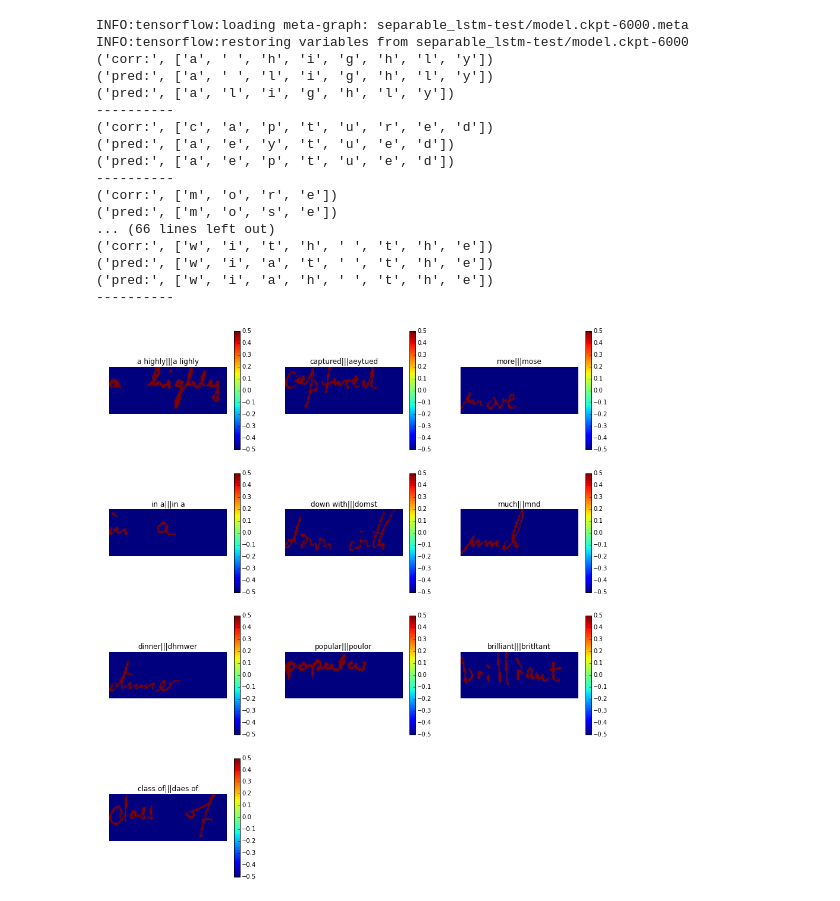
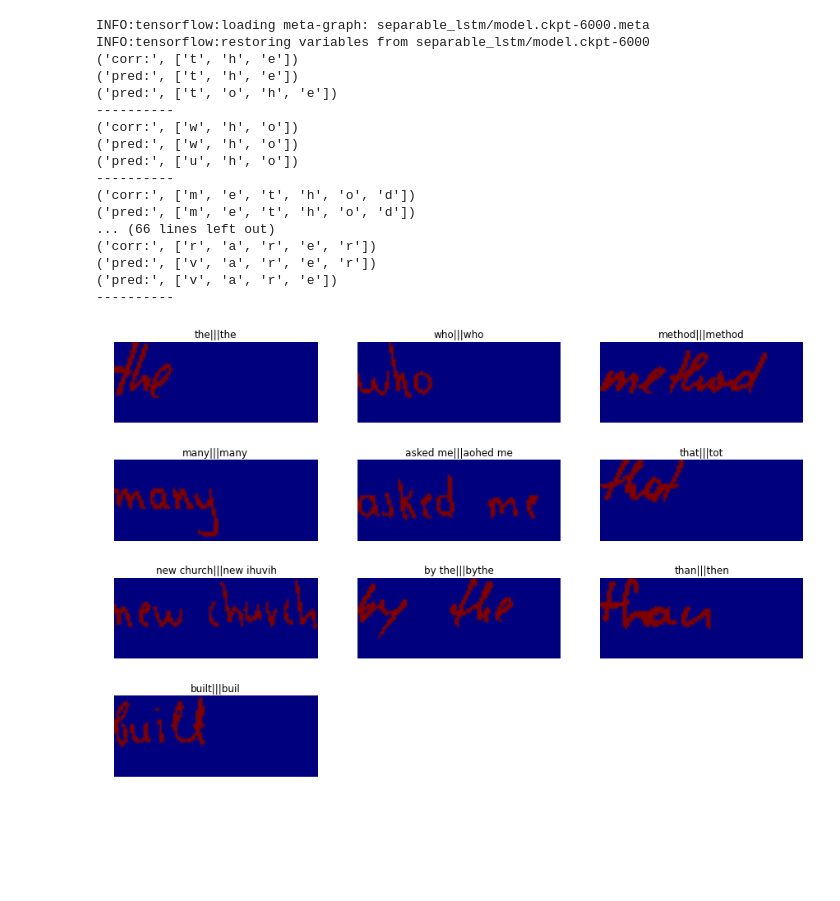
Before and after one commit to johnsmithm/handwritten-tf-1.0, a Jupyter notebook: inference example.ipynb, the cells around one changed output. Cells and saved outputs as stored; diff of their text form; code cells hidden in the pictures; blank space fills up the shorter version.

Commit message:
added better inference examples

```diff
--- a/inference example.ipynb
+++ b/inference example.ipynb
@@ -96,35 +94,35 @@ def inference(reader, train_dir, data_pattern, batch_size):
     sess.close()
 
 
-imgs, soft = inference(None, 'separable_lstm-test', 'no',20)
+imgs, soft = inference(None, 'separable_lstm', 'no',20)
 # %% [output]
-INFO:tensorflow:loading meta-graph: separable_lstm-test/model.ckpt-6000.meta
-INFO:tensorflow:restoring variables from separable_lstm-test/model.ckpt-6000
-('corr:', ['a', ' ', 'h', 'i', 'g', 'h', 'l', 'y'])
-('pred:', ['a', ' ', 'l', 'i', 'g', 'h', 'l', 'y'])
-('pred:', ['a', 'l', 'i', 'g', 'h', 'l', 'y'])
+INFO:tensorflow:loading meta-graph: separable_lstm/model.ckpt-6000.meta
+INFO:tensorflow:restoring variables from separable_lstm/model.ckpt-6000
+('corr:', ['t', 'h', 'e'])
+('pred:', ['t', 'h', 'e'])
+('pred:', ['t', 'o', 'h', 'e'])
 ----------
-('corr:', ['c', 'a', 'p', 't', 'u', 'r', 'e', 'd'])
-('pred:', ['a', 'e', 'y', 't', 'u', 'e', 'd'])
-('pred:', ['a', 'e', 'p', 't', 'u', 'e', 'd'])
+('corr:', ['w', 'h', 'o'])
+('pred:', ['w', 'h', 'o'])
+('pred:', ['u', 'h', 'o'])
 ----------
-('corr:', ['m', 'o', 'r', 'e'])
-('pred:', ['m', 'o', 's', 'e'])
+('corr:', ['m', 'e', 't', 'h', 'o', 'd'])
+('pred:', ['m', 'e', 't', 'h', 'o', 'd'])
 ... (66 lines left out)
-('corr:', ['w', 'i', 't', 'h', ' ', 't', 'h', 'e'])
-('pred:', ['w', 'i', 'a', 't', ' ', 't', 'h', 'e'])
-('pred:', ['w', 'i', 'a', 'h', ' ', 't', 'h', 'e'])
+('corr:', ['r', 'a', 'r', 'e', 'r'])
+('pred:', ['v', 'a', 'r', 'e', 'r'])
+('pred:', ['v', 'a', 'r', 'e'])
 ----------
 # %%
 voc = eval_util.get_characters()
-plt.figure(figsize=(15,25))
+plt.figure(figsize=(15,15))
 for ii in range(0,10):
     plt.subplot(6,3,1+ii)
     plt.title(''+''.join([eval_util.getIndex(j,voc) for j in pre[0][1][ii] if j])+'|||'\
              +''.join([eval_util.getIndex(j,voc) for j in pre[0][0][0][ii] if j]))
-    plt.imshow(imgs[ii].reshape((36,90))),plt.axis('off'),plt.colorbar()
+    plt.imshow(imgs[ii].reshape((36,90))),plt.axis('off')#,plt.colorbar()
 # %% [output]
-[figure, old version]
+[figure, new version]
 # %%
 def extents(f):
   delta = f[1] - f[0]
```
Also changed, not shown: parts of 2 cells of this notebook, 2 other files.
